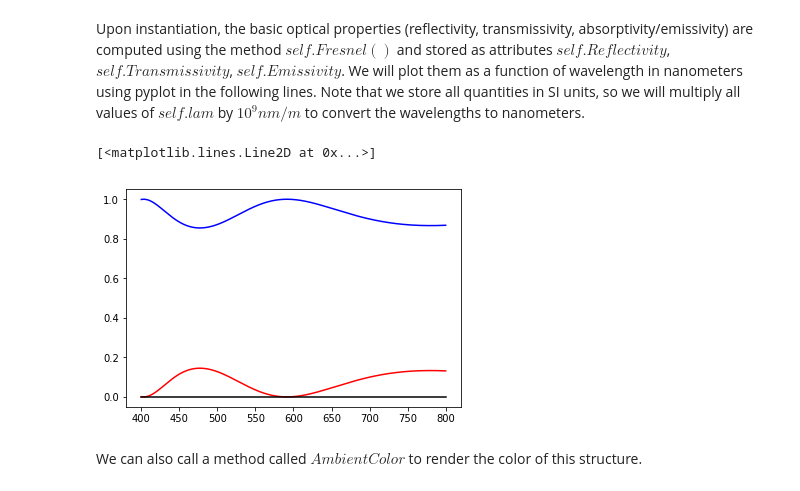
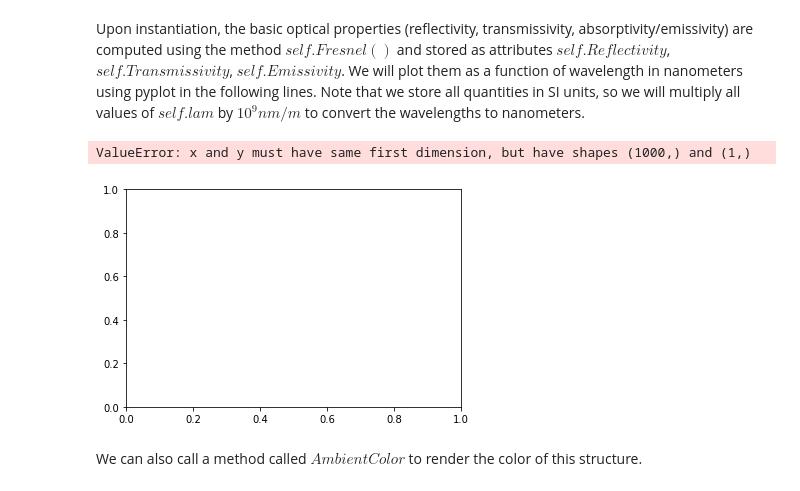
Before and after one commit to FoleyLab/wptherml_v1.0.0, a Jupyter notebook: Example1.ipynb, the cells around one changed output. Saved outputs shown, nothing was run; the diff lists cells and outputs as text; code cells hidden in the pictures.

```diff
--- a/Example1.ipynb
+++ b/Example1.ipynb
@@ -37,14 +37,14 @@ Upon instantiation, the basic optical properties (reflectivity, transmissivity,
 of wavelength in nanometers using pyplot in the following lines.  Note that we store all quantities in SI units, so we will multiply all values of $self.lam$ by $10^9 nm/m$ to convert the wavelengths to nanometers.
 # %%
 ### Plot reflectivity with a red line
-plt.plot(glass_slab.lam*1e9, glass_slab.Reflectivity, 'red')
+plt.plot(glass_slab.lam*1e9, glass_slab.reflectivity, 'red')
 ### Plot transmissivity with a blue line
-plt.plot(glass_slab.lam*1e9, glass_slab.Transmissivity, 'blue')
+plt.plot(glass_slab.lam*1e9, glass_slab.transmissivity, 'blue')
 ### Plot absorptivity/emissivity with a black line
-plt.plot(glass_slab.lam*1e9, glass_slab.Emissivity, 'black')
+plt.plot(glass_slab.lam*1e9, glass_slab.emissivity, 'black')
 # %% [output]
-[<matplotlib.lines.Line2D at 0x...>]
+ValueError: x and y must have same first dimension, but have shapes (1000,) and (1,)
-[figure, old version]
+[figure, new version]
 # %% [markdown]
 We can also call a method called $AmbientColor$ to render the color of this structure.
 # %%
```
Also changed, not shown: 1 other file.
